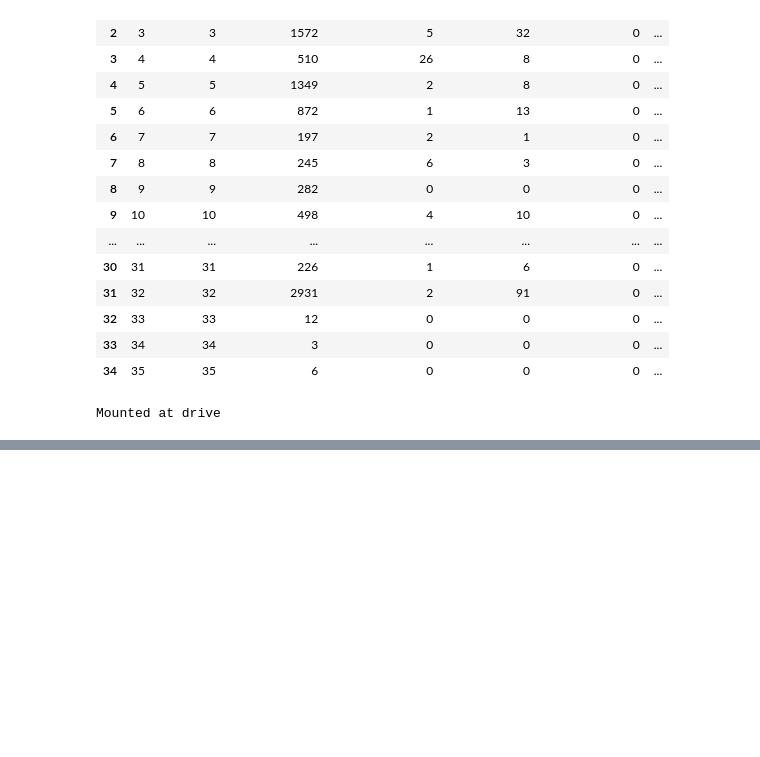
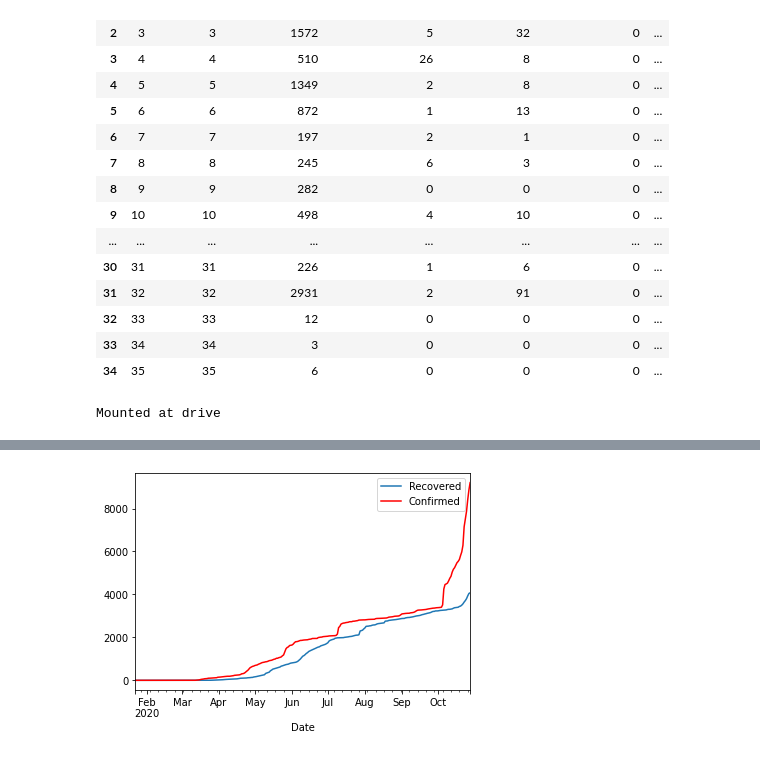
Before and after one commit to sathsaraRasantha/COVID-19_Predictive_Analysis, a Jupyter notebook: Covid_19.ipynb, the cells around one changed output, grey strips where cells are left out. Saved outputs shown, nothing was run; the diff lists cells and outputs as text; code cells hidden in the pictures; blank space fills up the shorter version.

```diff
--- a/Covid_19.ipynb
+++ b/Covid_19.ipynb
@@ -48,0 +176,9 @@ df.to_csv('data.csv')
+# %%
+ax = plt.gca()
+
+sl_df.plot(kind='line',x='Date',y='Recovered',ax=ax)
+sl_df.plot(kind='line',x='Date',y='Confirmed', color='red', ax=ax)
+
+plt.show()
+# %% [output]
+[figure, added]
```
Also changed, not shown: parts of 9 cells of this notebook.
